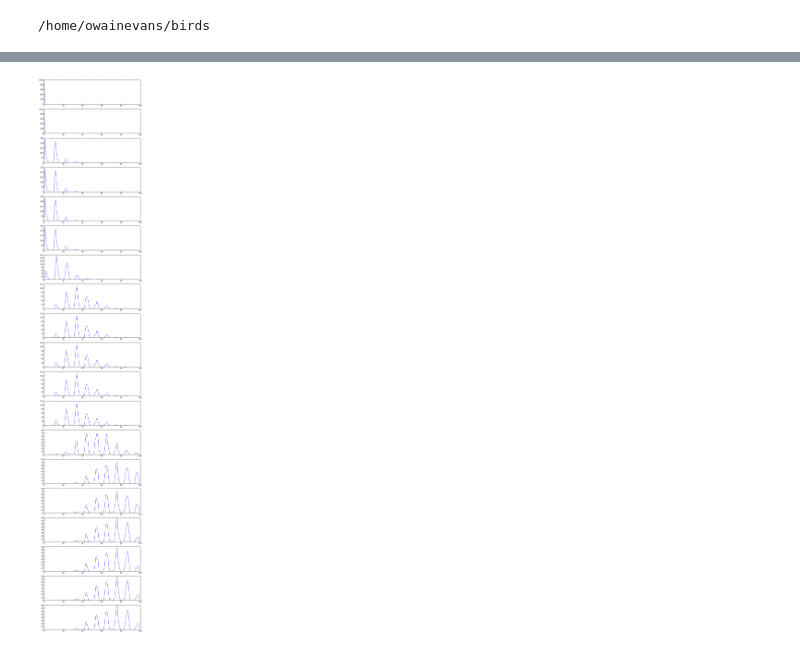
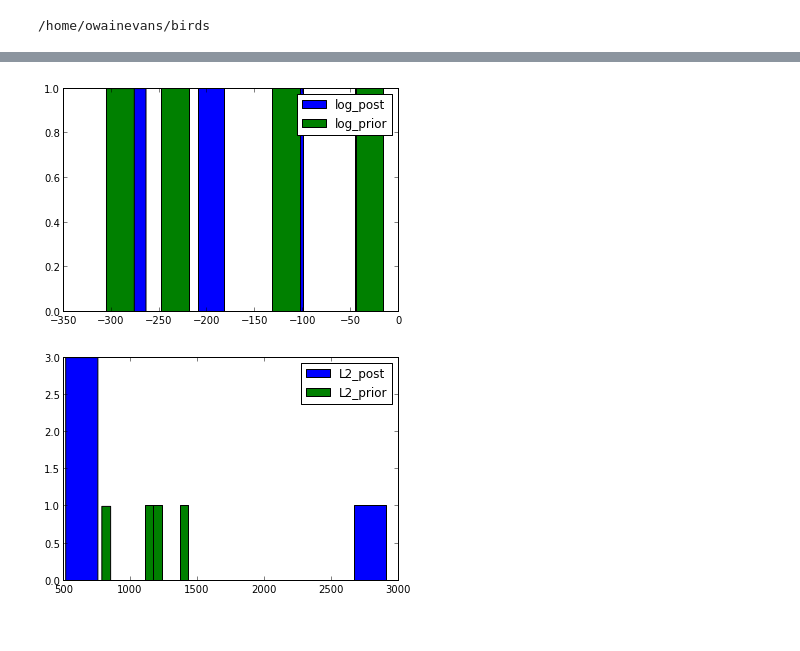
Before and after one commit to owainevans/birds, a Jupyter notebook: getMoves.ipynb, the cells around one changed output, grey strips where cells are left out. Drawn from its saved outputs; the diff is of its cells as text; code cells hidden in the pictures.

```diff
--- a/getMoves.ipynb
+++ b/getMoves.ipynb
@@ -36,6 +29,9 @@ allMoves total for day 18: 1000
 # %%
 no_days=19
-fig,ax = plt.subplots(no_days,1,figsize=(10,3*no_days) )
-[ax[i].plot(allMovesGround[i]) for i in range(no_days)];
+#fig,ax = plt.subplots(no_days,1,figsize=(10,3*no_days) )
+#[ax[i].plot(allMovesGround[i]) for i in range(no_days)];
-# %% [output]
-[figure, removed]
+# %%
+plotSamples(path,noIters=1)
+# %% [output]
+[figure, added]
+[figure, added]
```
Also changed, not shown: parts of 2 cells of this notebook, 1 other file.
